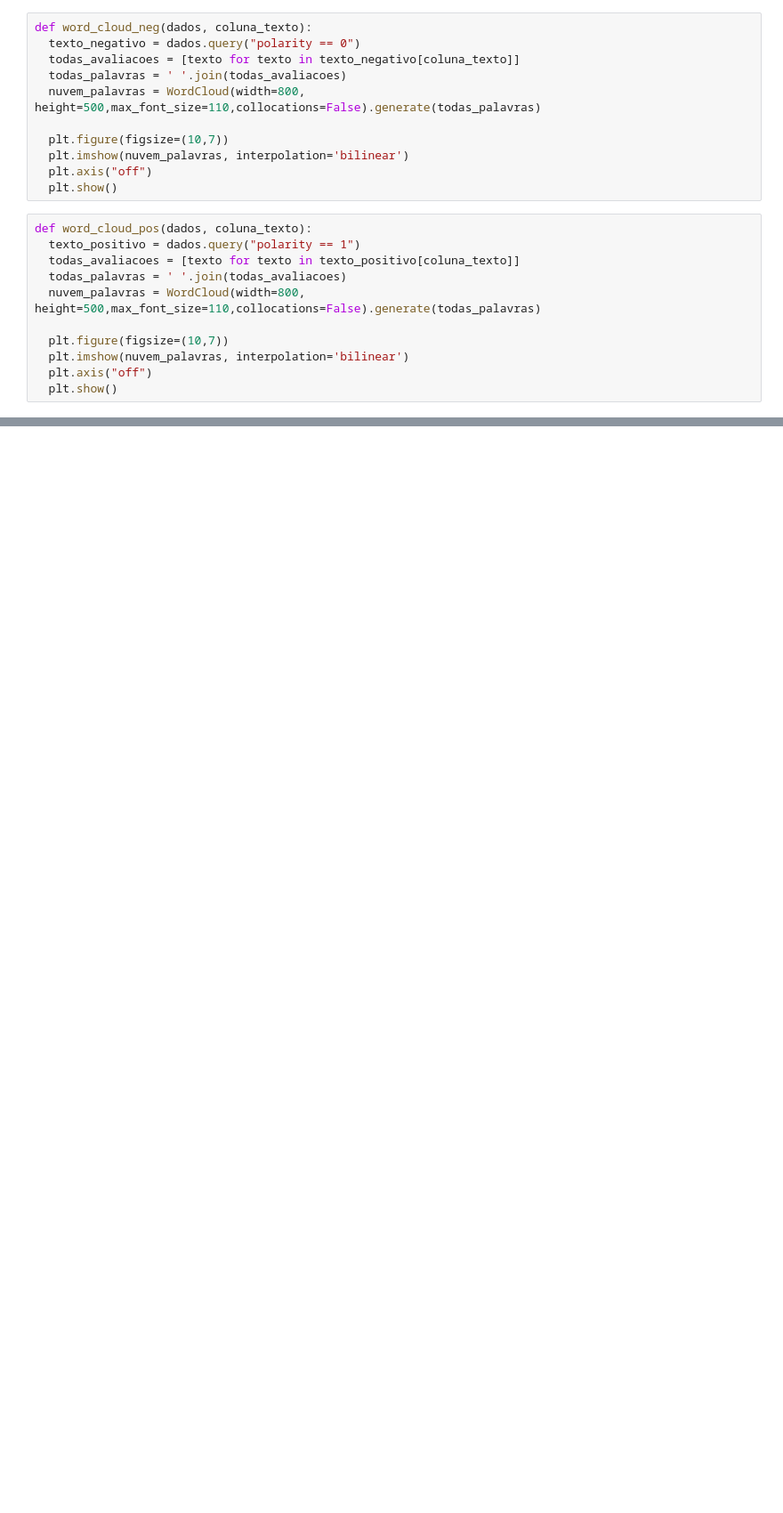
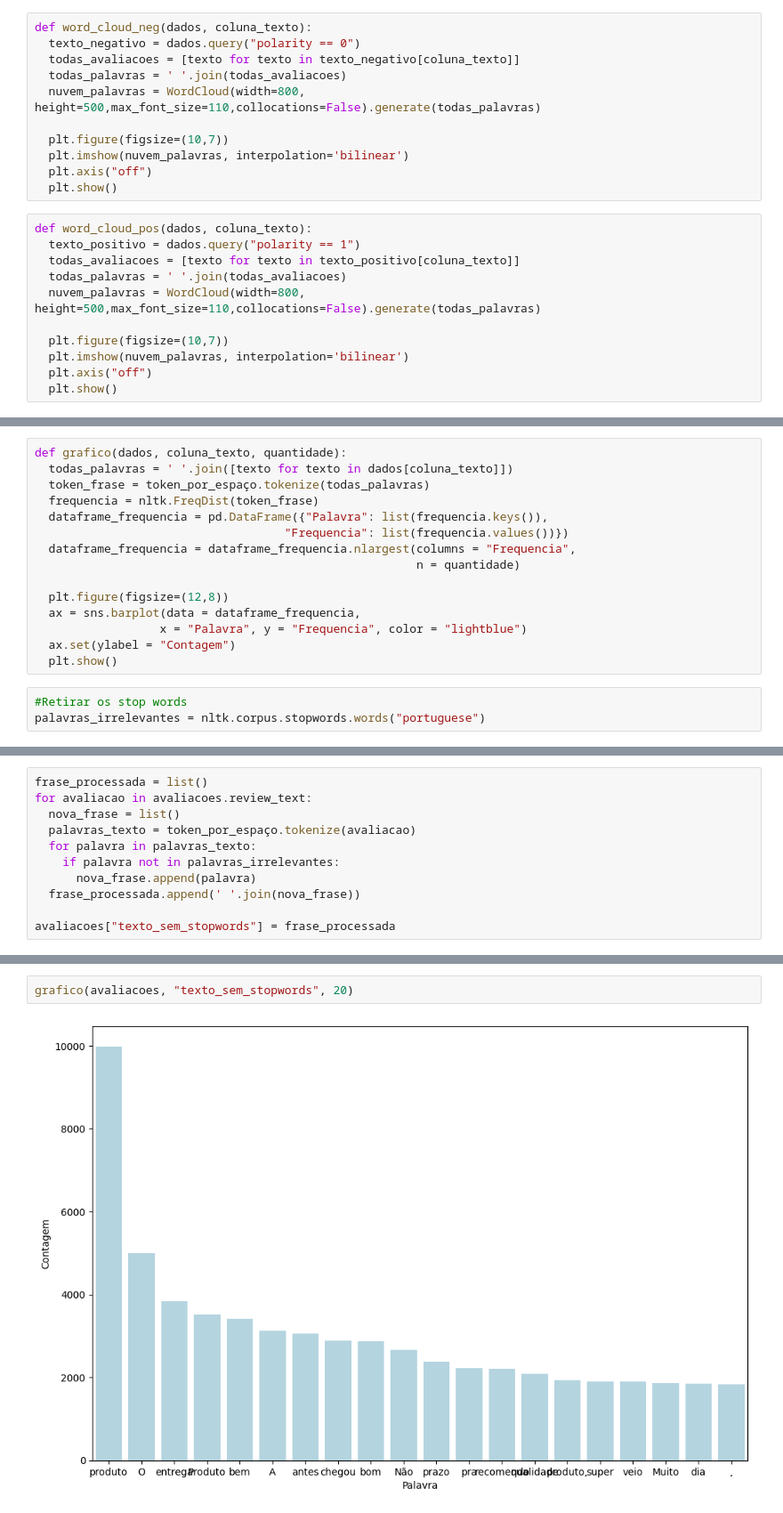
Before and after one commit to Nathtaba/Classificador_Sentimentos_ML, a Jupyter notebook: ClassificadorSentimentos_Avaliacoes.ipynb, the cells around one changed output, grey strips where cells are left out. Shown at 89% size. Saved outputs shown, nothing was run; the diff lists cells and outputs as text; blank space fills up the shorter version.

```diff
--- a/ClassificadorSentimentos_Avaliacoes.ipynb
+++ b/ClassificadorSentimentos_Avaliacoes.ipynb
@@ -152,0 +214,18 @@ word_cloud_pos(avaliacoes, "review_text")
+# %%
+def grafico(dados, coluna_texto, quantidade):
+  todas_palavras = ' '.join([texto for texto in dados[coluna_texto]])
+  token_frase = token_por_espaço.tokenize(todas_palavras)
+  frequencia = nltk.FreqDist(token_frase)
+  dataframe_frequencia = pd.DataFrame({"Palavra": list(frequencia.keys()),
+                                    "Frequencia": list(frequencia.values())})
+  dataframe_frequencia = dataframe_frequencia.nlargest(columns = "Frequencia",
+                                                       n = quantidade)
+
+  plt.figure(figsize=(12,8))
+  ax = sns.barplot(data = dataframe_frequencia,
+                  x = "Palavra", y = "Frequencia", color = "lightblue")
+  ax.set(ylabel = "Contagem")
+  plt.show()
+# %%
+#Retirar os stop words
+palavras_irrelevantes = nltk.corpus.stopwords.words("portuguese")
@@ -152,0 +252,11 @@ word_cloud_pos(avaliacoes, "review_text")
+# %%
+frase_processada = list()
+for avaliacao in avaliacoes.review_text:
+  nova_frase = list()
+  palavras_texto = token_por_espaço.tokenize(avaliacao)
+  for palavra in palavras_texto:
+    if palavra not in palavras_irrelevantes:
+      nova_frase.append(palavra)
+  frase_processada.append(' '.join(nova_frase))
+
+avaliacoes["texto_sem_stopwords"] = frase_processada
@@ -152,0 +272,4 @@ word_cloud_pos(avaliacoes, "review_text")
+# %%
+grafico(avaliacoes, "texto_sem_stopwords", 20)
+# %% [output]
+[figure, added]
```
Also changed, not shown: parts of 24 cells of this notebook.
